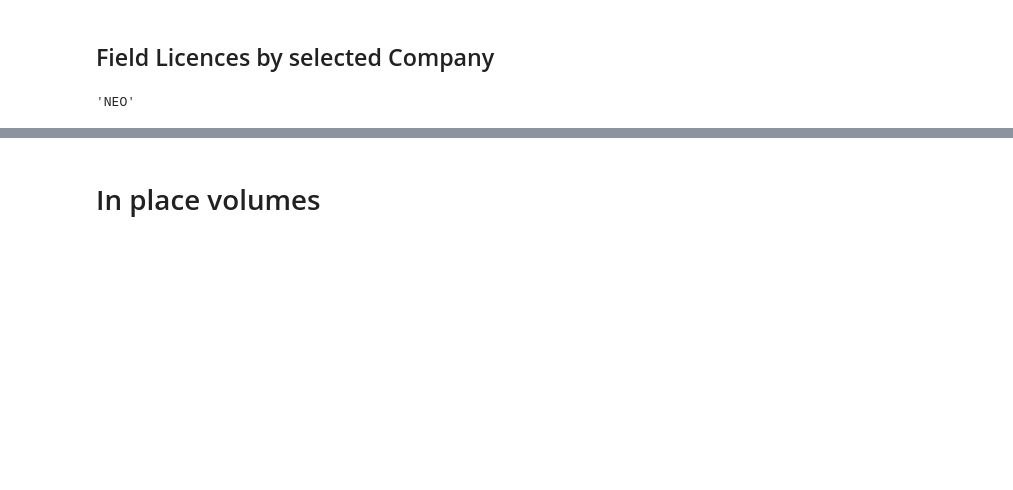
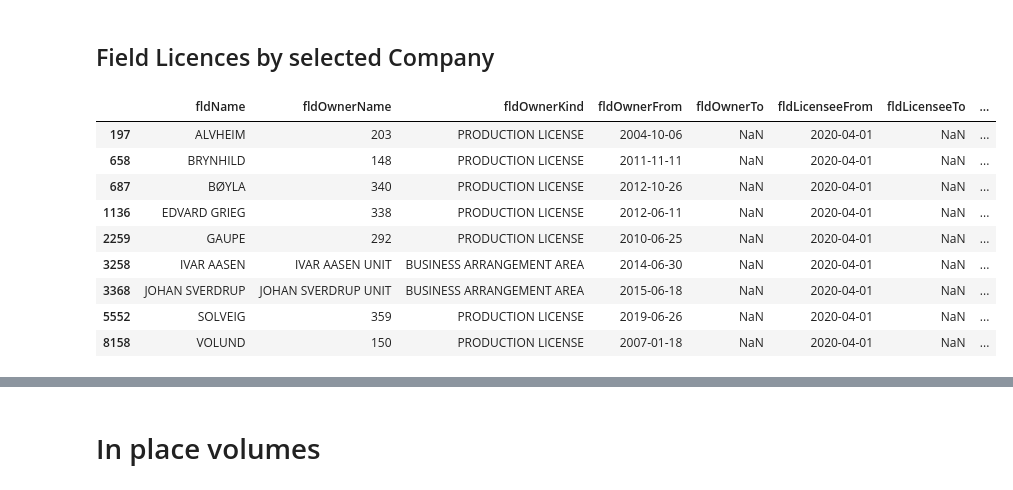
Before and after one commit to ABDunbar/NPD-Fields, a Jupyter notebook: Field.ipynb, the cells around one changed output, grey strips where cells are left out. Cells and saved outputs as stored; diff of their text form; code cells hidden in the pictures; blank space fills up the shorter version.

```diff
--- a/Field.ipynb
+++ b/Field.ipynb
@@ -63,13 +70,22 @@ Number of Licensees: 232
 Number of Fields: 124
 # %% [markdown]
 ## Field Licences by selected Company
-# %%
-company.split()[0]
-# %% [output]
-'NEO'
 # %%
 company_licences = licensees[licensees['cmpLongName']==company]
 company_licences = company_licences.loc[company_licences.groupby('fldName').fldLicenseeFrom.idxmax(),:]
+# %%
+company_licences
+# %% [output]
+|  | fldName | fldOwnerName | fldOwnerKind | fldOwnerFrom | fldOwnerTo | fldLicenseeFrom | fldLicenseeTo | ... |
+| 197 | ALVHEIM | 203 | PRODUCTION LICENSE | 2004-10-06 | NaN | 2020-04-01 | NaN | ... |
+| 658 | BRYNHILD | 148 | PRODUCTION LICENSE | 2011-11-11 | NaN | 2020-04-01 | NaN | ... |
+| 687 | BØYLA | 340 | PRODUCTION LICENSE | 2012-10-26 | NaN | 2020-04-01 | NaN | ... |
+| 1136 | EDVARD GRIEG | 338 | PRODUCTION LICENSE | 2012-06-11 | NaN | 2020-04-01 | NaN | ... |
+| 2259 | GAUPE | 292 | PRODUCTION LICENSE | 2010-06-25 | NaN | 2020-04-01 | NaN | ... |
+| 3258 | IVAR AASEN | IVAR AASEN UNIT | BUSINESS ARRANGEMENT AREA | 2014-06-30 | NaN | 2020-04-01 | NaN | ... |
+| 3368 | JOHAN SVERDRUP | JOHAN SVERDRUP UNIT | BUSINESS ARRANGEMENT AREA | 2015-06-18 | NaN | 2020-04-01 | NaN | ... |
+| 5552 | SOLVEIG | 359 | PRODUCTION LICENSE | 2019-06-26 | NaN | 2020-04-01 | NaN | ... |
+| 8158 | VOLUND | 150 | PRODUCTION LICENSE | 2007-01-18 | NaN | 2020-04-01 | NaN | ... |
 # %%
 print(f"Number of licences for {company}: {len(company_licences)}")
 # %% [output]
```
Also changed, not shown: parts of 15 cells of this notebook.
